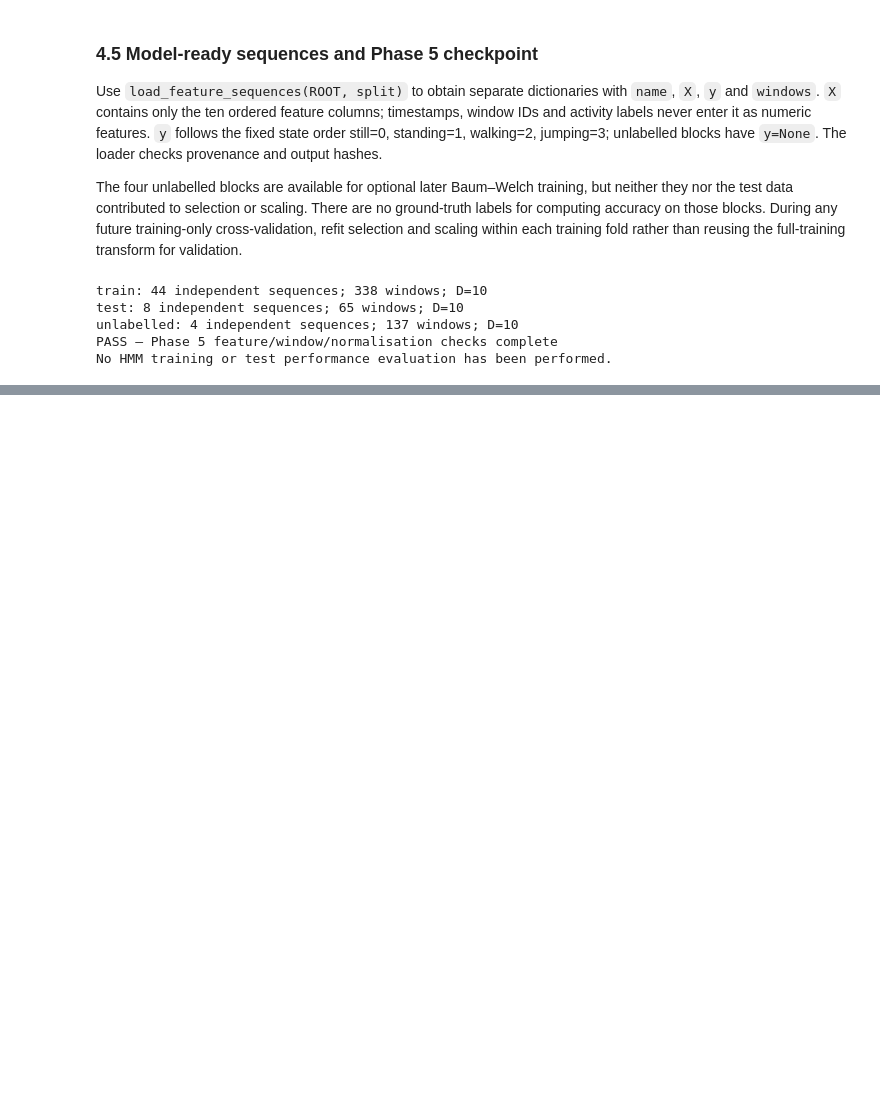
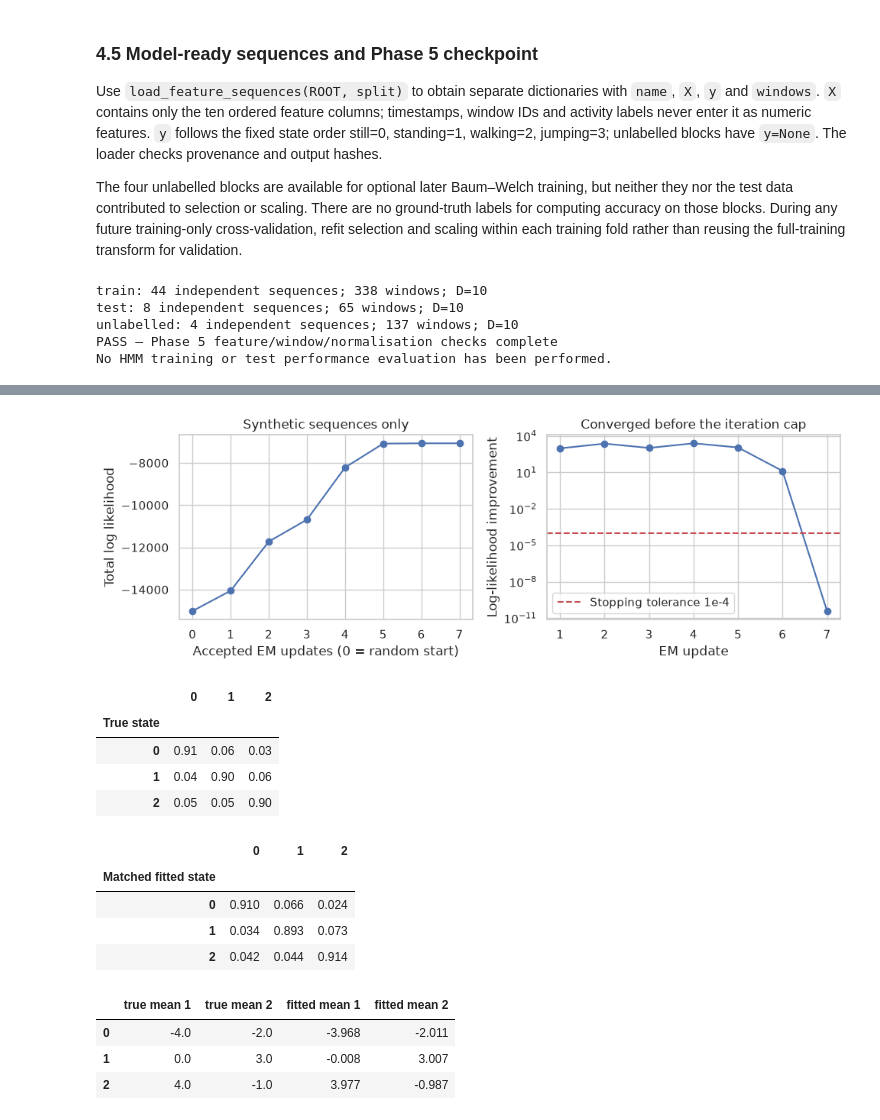
Before and after one commit to Hassan-Adelani-Luqman/hmm-elderly-activity-monitoring, a Jupyter notebook: notebooks/hmm_activity_recognition.ipynb, the cells around one changed output, grey strips where cells are left out. Drawn from its saved outputs; the diff is of its cells as text; code cells hidden in the pictures; blank space fills up the shorter version.

Commit message:
test(hmm): add synthetic parameter recovery check

```diff
--- a/notebooks/hmm_activity_recognition.ipynb
+++ b/notebooks/hmm_activity_recognition.ipynb
@@ -880,0 +977,11 @@ No HMM training or test performance evaluation has been performed.
+# %%
+verification = run_verification(ROOT / "data/verification/hmm.json")
+exact_check = verification["exact"]
+recovery = verification["synthetic"]
+assert exact_check["paths_enumerated"] == 64
+assert exact_check["likelihood_absolute_error"] < 1e-15
+assert exact_check["viterbi_path"] == [0, 0, 1, 1, 1, 0]
+assert exact_check["maximum_gamma_error"] < 1e-12
+assert exact_check["maximum_xi_error"] < 1e-12
+assert exact_check["exact_em_step_passed"]
+display(pd.DataFrame([exact_check]).T.rename(columns={0: "exact verification"}))
@@ -880,0 +999,16 @@ No HMM training or test performance evaluation has been performed.
+# %%
+ll_history = np.asarray(recovery["history"])
+assert (np.diff(ll_history) >= 0).all()
+assert recovery["converged"] and recovery["stop_reason"] == "likelihood_tolerance"
+assert recovery["iterations"] < recovery["iteration_cap"]
+assert abs(np.diff(ll_history)[-1]) < recovery["tol"]
+assert recovery["maximum_A_error"] < recovery["A_error_tolerance"]
+assert recovery["maximum_mean_error"] < recovery["mean_error_tolerance"]
+invariant_checks = pd.DataFrame(recovery["invariant_history"])
+assert len(invariant_checks) == recovery["iterations"]
+assert (invariant_checks.pi_sum_error <= 1e-12).all()
+assert (invariant_checks.A_row_sum_error <= 1e-12).all()
+assert (invariant_checks.minimum_variance >= 1e-3).all()
+display(pd.Series({k: recovery[k] for k in ["iterations", "iteration_cap", "stop_reason",
+    "final_improvement", "tol", "maximum_A_error", "maximum_mean_error"]}, name="synthetic recovery"))
+display(invariant_checks)
@@ -880,0 +1032,34 @@ No HMM training or test performance evaluation has been performed.
+# %%
+fig, axes = plt.subplots(1, 2, figsize=(10, 3.5))
+axes[0].plot(np.arange(len(ll_history)), ll_history, marker="o")
+axes[0].set(xlabel="Accepted EM updates (0 = random start)", ylabel="Total log likelihood",
+            title="Synthetic sequences only")
+axes[1].semilogy(np.arange(1, len(ll_history)), np.diff(ll_history), marker="o")
+axes[1].axhline(recovery["tol"], color="C3", linestyle="--", label="Stopping tolerance 1e-4")
+axes[1].set(xlabel="EM update", ylabel="Log-likelihood improvement", title="Converged before the iteration cap")
+axes[1].legend()
+fig.tight_layout()
+fig.savefig(FIG_DIR / "hmm_synthetic_convergence.png", dpi=180, bbox_inches="tight")
+plt.show()
+
+display(pd.DataFrame(recovery["truth"]["A"]).rename_axis("True state"))
+display(pd.DataFrame(recovery["matched_A"]).rename_axis("Matched fitted state"))
+mean_comparison = pd.DataFrame(np.column_stack([recovery["truth"]["means"], recovery["matched_means"]]),
+    columns=["true mean 1", "true mean 2", "fitted mean 1", "fitted mean 2"])
+display(mean_comparison)
+# %% [output]
+[figure, added]
+|  | 0 | 1 | 2 |
+| True state |  |  |  |
+| 0 | 0.91 | 0.06 | 0.03 |
+| 1 | 0.04 | 0.90 | 0.06 |
+| 2 | 0.05 | 0.05 | 0.90 |
+|  | 0 | 1 | 2 |
+| Matched fitted state |  |  |  |
+| 0 | 0.910 | 0.066 | 0.024 |
+| 1 | 0.034 | 0.893 | 0.073 |
+| 2 | 0.042 | 0.044 | 0.914 |
+|  | true mean 1 | true mean 2 | fitted mean 1 | fitted mean 2 |
+| 0 | -4.0 | -2.0 | -3.968 | -2.011 |
+| 1 | 0.0 | 3.0 | -0.008 | 3.007 |
+| 2 | 4.0 | -1.0 | 3.977 | -0.987 |
```
Also changed, not shown: parts of 9 cells of this notebook, 7 other files.
